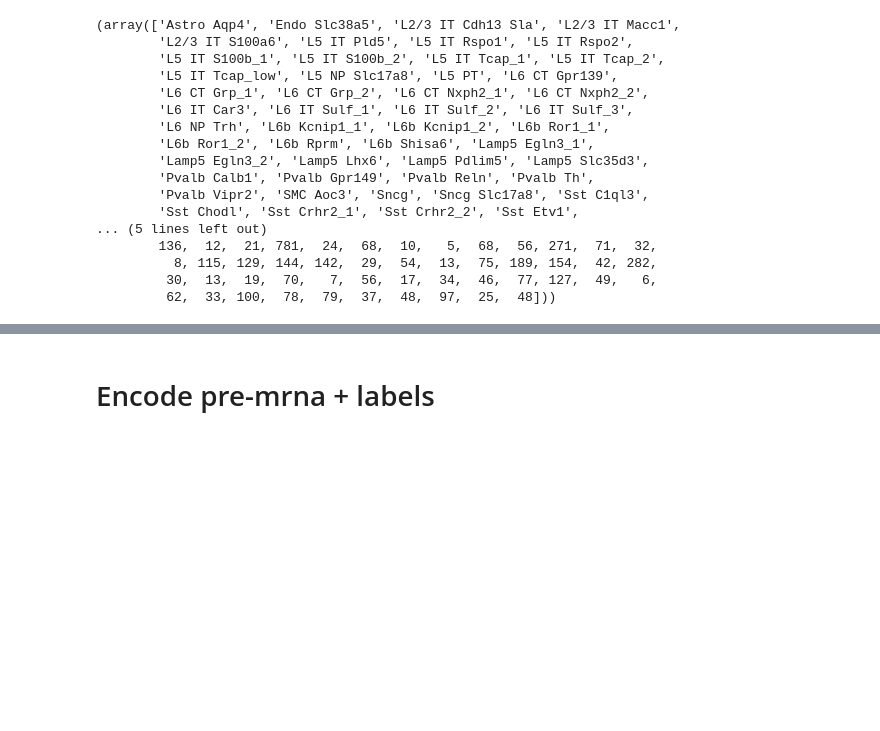
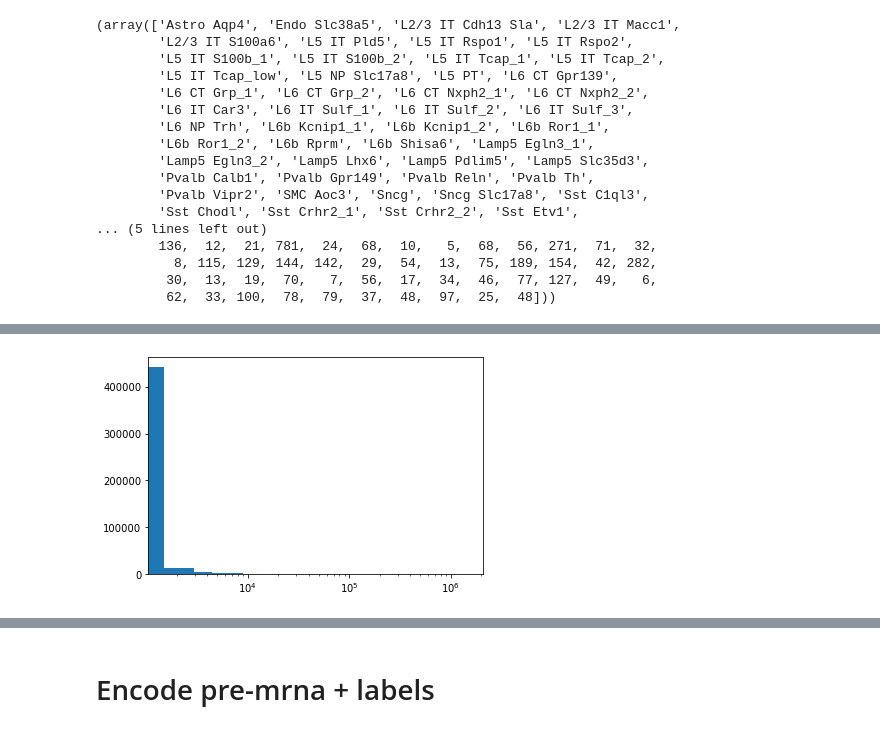
Before and after one commit to dmnburrows/deepNN_splice, a Jupyter notebook: data_process.ipynb, the cells around one changed output, grey strips where cells are left out. Cells and saved outputs as stored; diff of their text form; code cells hidden in the pictures; blank space fills up the shorter version.

```diff
--- a/data_process.ipynb
+++ b/data_process.ipynb
@@ -1082,0 +1089,7 @@ sj
+# %%
+plt.hist(sj['n_unq'],bins=1000)
+plt.xscale('log')
+#plt.xlim(0,10000)
+plt.show()
+# %% [output]
+[figure, added]
```
Also changed, not shown: parts of 70 cells of this notebook.
